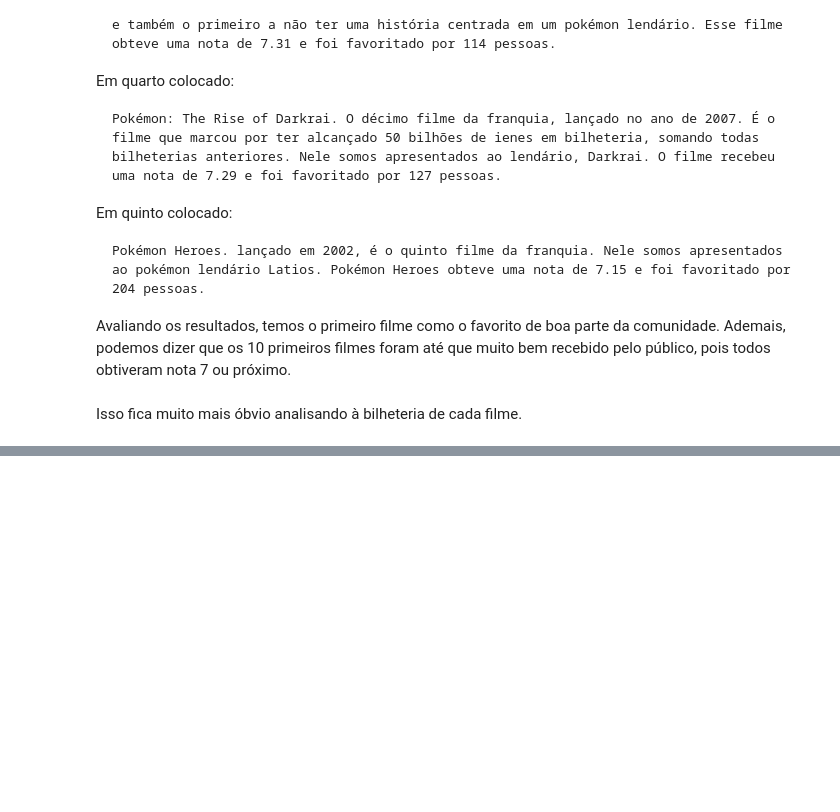
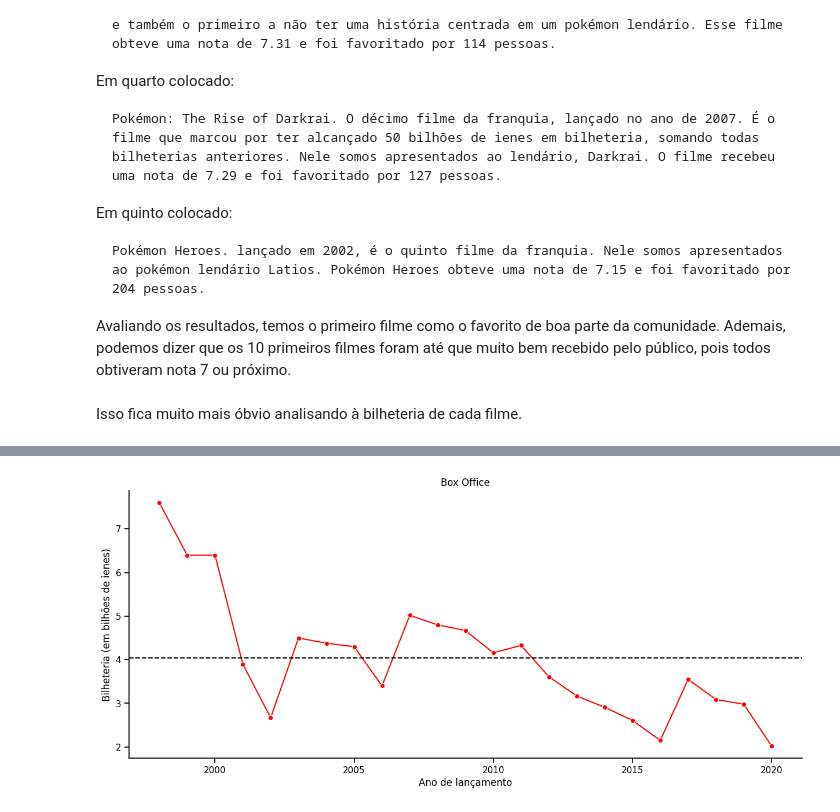
Before and after one commit to samu-3l/Projeto-ICD, a Jupyter notebook: Relatório - Projeto Pokémon.ipynb, the cells around one changed output, grey strips where cells are left out. Saved outputs shown, nothing was run; the diff lists cells and outputs as text; code cells hidden in the pictures; blank space fills up the shorter version.

Commit message:
Adicionado a analise sobre as animaçoes

```diff
--- a/Relatório - Projeto Pokémon.ipynb
+++ b/Relatório - Projeto Pokémon.ipynb
@@ -245,0 +278,11 @@ poke_movies = animes_movies.sort_values(by='start_year', ascending=True)
+# %%
+plt.figure(figsize=(15, 6))
+sns.lineplot(data=poke_movies, x='start_year', y='gross', marker='o', color='red')
+sns.despine()
+plt.axhline(y=poke_movies['gross'].mean(), color='black', linestyle='--', label=f'Média Geral de Bilheteria') # Adicionado linha representando a média
+plt.title("Box Office")
+plt.xlabel("Ano de lançamento")
+plt.ylabel("Bilheteria (em bilhões de ienes)")
+plt.show()
+# %% [output]
+[figure, added]
```
Also changed, not shown: parts of 11 cells of this notebook.
